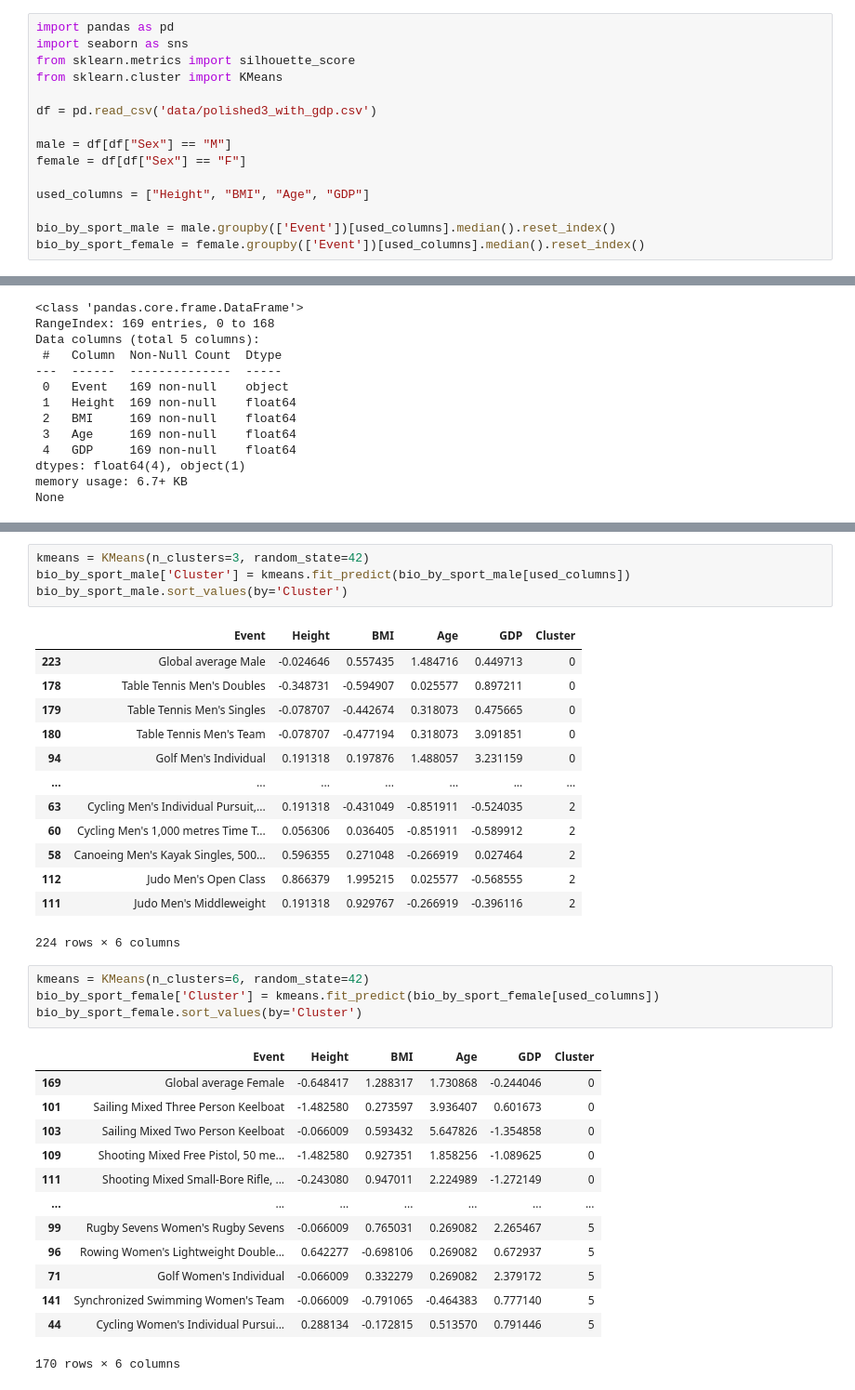
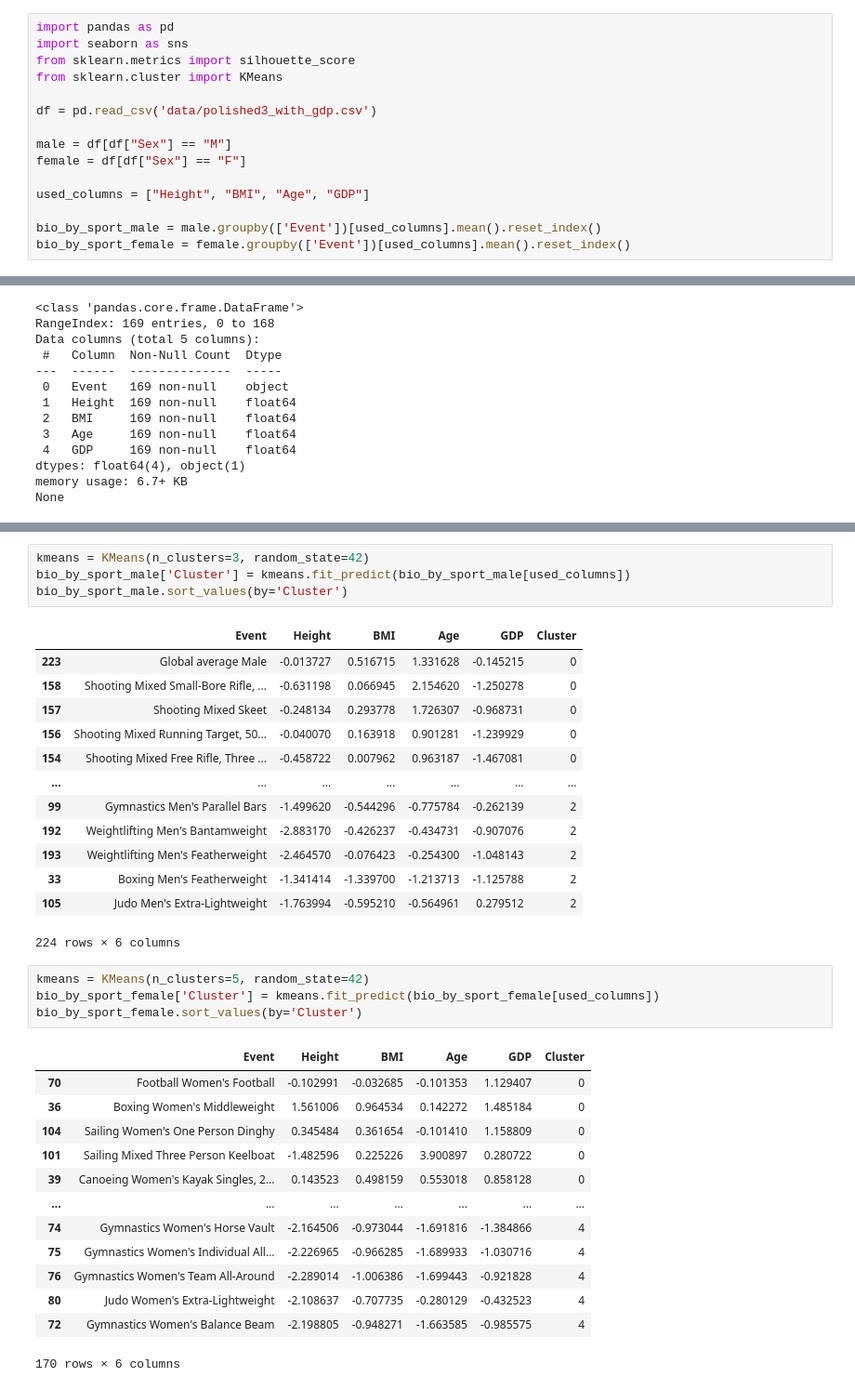
Before and after one commit to Luna-v0/olympic-analyses, a Jupyter notebook: pergunta_1.ipynb, the cells around one changed output, grey strips where cells are left out. Shown at 93% size. Saved outputs shown, nothing was run; the diff lists cells and outputs as text.

```diff
--- a/pergunta_1.ipynb
+++ b/pergunta_1.ipynb
@@ -11,8 +11,8 @@ female = df[df["Sex"] == "F"]
 
 used_columns = ["Height", "BMI", "Age", "GDP"]
 
-bio_by_sport_male = male.groupby(['Event'])[used_columns].median().reset_index()
-bio_by_sport_female = female.groupby(['Event'])[used_columns].median().reset_index()
+bio_by_sport_male = male.groupby(['Event'])[used_columns].mean().reset_index()
+bio_by_sport_female = female.groupby(['Event'])[used_columns].mean().reset_index()
 # %%
 missing_values = bio_by_sport_female.info()  # or df.isna()
 print(missing_values)
@@ -145,33 +140,33 @@ bio_by_sport_male['Cluster'] = kmeans.fit_predict(bio_by_sport_male[used_columns
 bio_by_sport_male.sort_values(by='Cluster')
 # %% [output]
 |  | Event | Height | BMI | Age | GDP | Cluster |
-| 223 | Global average Male | -0.024646 | 0.557435 | 1.484716 | 0.449713 | 0 |
-| 178 | Table Tennis Men's Doubles | -0.348731 | -0.594907 | 0.025577 | 0.897211 | 0 |
-| 179 | Table Tennis Men's Singles | -0.078707 | -0.442674 | 0.318073 | 0.475665 | 0 |
-| 180 | Table Tennis Men's Team | -0.078707 | -0.477194 | 0.318073 | 3.091851 | 0 |
-| 94 | Golf Men's Individual | 0.191318 | 0.197876 | 1.488057 | 3.231159 | 0 |
+| 223 | Global average Male | -0.013727 | 0.516715 | 1.331628 | -0.145215 | 0 |
+| 158 | Shooting Mixed Small-Bore Rifle, ... | -0.631198 | 0.066945 | 2.154620 | -1.250278 | 0 |
+| 157 | Shooting Mixed Skeet | -0.248134 | 0.293778 | 1.726307 | -0.968731 | 0 |
+| 156 | Shooting Mixed Running Target, 50... | -0.040070 | 0.163918 | 0.901281 | -1.239929 | 0 |
+| 154 | Shooting Mixed Free Rifle, Three ... | -0.458722 | 0.007962 | 0.963187 | -1.467081 | 0 |
 | ... | ... | ... | ... | ... | ... | ... |
-| 63 | Cycling Men's Individual Pursuit,... | 0.191318 | -0.431049 | -0.851911 | -0.524035 | 2 |
-| 60 | Cycling Men's 1,000 metres Time T... | 0.056306 | 0.036405 | -0.851911 | -0.589912 | 2 |
-| 58 | Canoeing Men's Kayak Singles, 500... | 0.596355 | 0.271048 | -0.266919 | 0.027464 | 2 |
-| 112 | Judo Men's Open Class | 0.866379 | 1.995215 | 0.025577 | -0.568555 | 2 |
-| 111 | Judo Men's Middleweight | 0.191318 | 0.929767 | -0.266919 | -0.396116 | 2 |
+| 99 | Gymnastics Men's Parallel Bars | -1.499620 | -0.544296 | -0.775784 | -0.262139 | 2 |
+| 192 | Weightlifting Men's Bantamweight | -2.883170 | -0.426237 | -0.434731 | -0.907076 | 2 |
+| 193 | Weightlifting Men's Featherweight | -2.464570 | -0.076423 | -0.254300 | -1.048143 | 2 |
+| 33 | Boxing Men's Featherweight | -1.341414 | -1.339700 | -1.213713 | -1.125788 | 2 |
+| 105 | Judo Men's Extra-Lightweight | -1.763994 | -0.595210 | -0.564961 | 0.279512 | 2 |
 224 rows × 6 columns
 # %%
-kmeans = KMeans(n_clusters=6, random_state=42)
+kmeans = KMeans(n_clusters=5, random_state=42)
 bio_by_sport_female['Cluster'] = kmeans.fit_predict(bio_by_sport_female[used_columns])
 bio_by_sport_female.sort_values(by='Cluster')
 # %% [output]
 |  | Event | Height | BMI | Age | GDP | Cluster |
-| 169 | Global average Female | -0.648417 | 1.288317 | 1.730868 | -0.244046 | 0 |
-| 101 | Sailing Mixed Three Person Keelboat | -1.482580 | 0.273597 | 3.936407 | 0.601673 | 0 |
-| 103 | Sailing Mixed Two Person Keelboat | -0.066009 | 0.593432 | 5.647826 | -1.354858 | 0 |
-| 109 | Shooting Mixed Free Pistol, 50 me... | -1.482580 | 0.927351 | 1.858256 | -1.089625 | 0 |
-| 111 | Shooting Mixed Small-Bore Rifle, ... | -0.243080 | 0.947011 | 2.224989 | -1.272149 | 0 |
+| 70 | Football Women's Football | -0.102991 | -0.032685 | -0.101353 | 1.129407 | 0 |
+| 36 | Boxing Women's Middleweight | 1.561006 | 0.964534 | 0.142272 | 1.485184 | 0 |
+| 104 | Sailing Women's One Person Dinghy | 0.345484 | 0.361654 | -0.101410 | 1.158809 | 0 |
+| 101 | Sailing Mixed Three Person Keelboat | -1.482596 | 0.225226 | 3.900897 | 0.280722 | 0 |
+| 39 | Canoeing Women's Kayak Singles, 2... | 0.143523 | 0.498159 | 0.553018 | 0.858128 | 0 |
 | ... | ... | ... | ... | ... | ... | ... |
-| 99 | Rugby Sevens Women's Rugby Sevens | -0.066009 | 0.765031 | 0.269082 | 2.265467 | 5 |
-| 96 | Rowing Women's Lightweight Double... | 0.642277 | -0.698106 | 0.269082 | 0.672937 | 5 |
-| 71 | Golf Women's Individual | -0.066009 | 0.332279 | 0.269082 | 2.379172 | 5 |
-| 141 | Synchronized Swimming Women's Team | -0.066009 | -0.791065 | -0.464383 | 0.777140 | 5 |
-| 44 | Cycling Women's Individual Pursui... | 0.288134 | -0.172815 | 0.513570 | 0.791446 | 5 |
+| 74 | Gymnastics Women's Horse Vault | -2.164506 | -0.973044 | -1.691816 | -1.384866 | 4 |
+| 75 | Gymnastics Women's Individual All... | -2.226965 | -0.966285 | -1.689933 | -1.030716 | 4 |
+| 76 | Gymnastics Women's Team All-Around | -2.289014 | -1.006386 | -1.699443 | -0.921828 | 4 |
+| 80 | Judo Women's Extra-Lightweight | -2.108637 | -0.707735 | -0.280129 | -0.432523 | 4 |
+| 72 | Gymnastics Women's Balance Beam | -2.198805 | -0.948271 | -1.663585 | -0.985575 | 4 |
 170 rows × 6 columns
```
Also changed, not shown: parts of 11 cells of this notebook, 2 other files.
